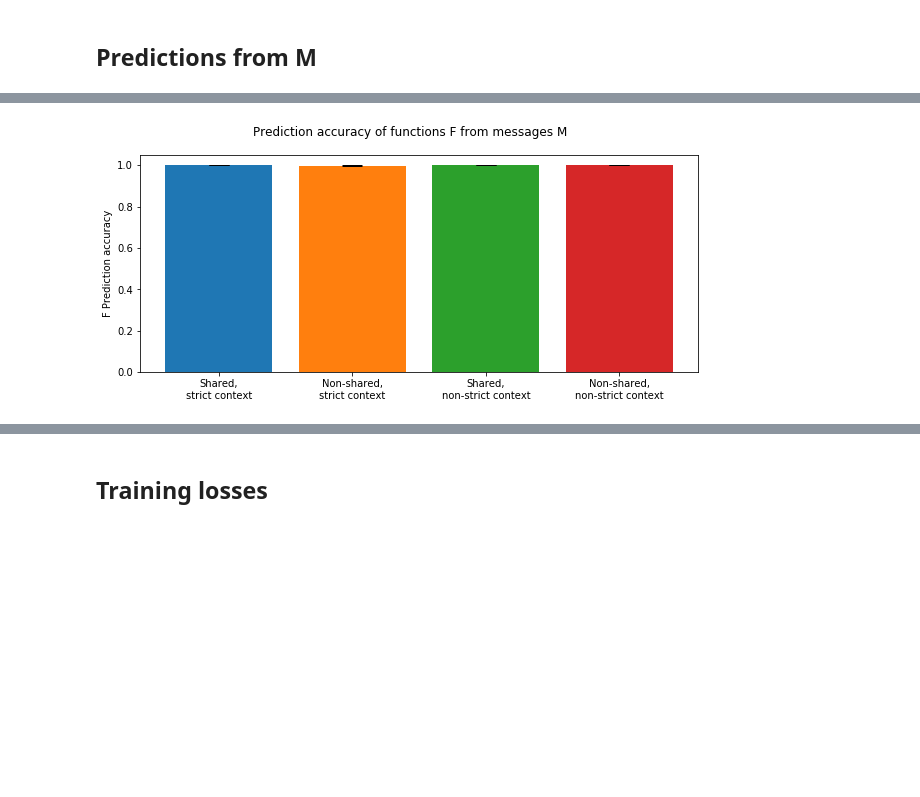
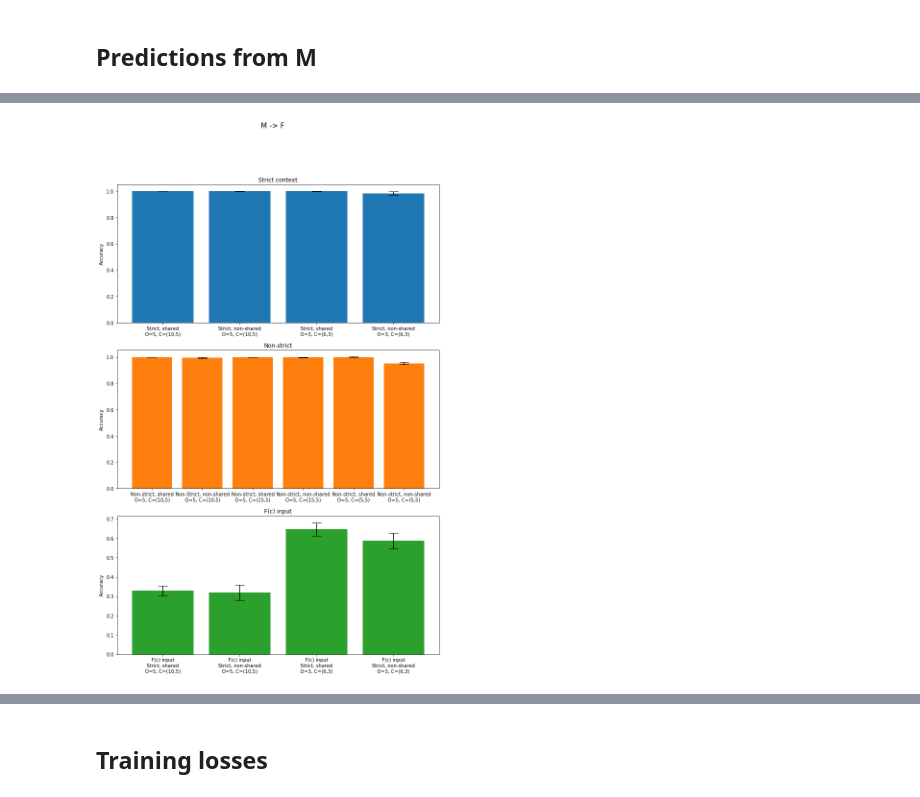
Before and after one commit to feipenghe/Singaling_auto_encoder, a Jupyter notebook: simulation_plots.ipynb, the cells around one changed output, grey strips where cells are left out. Cells and saved outputs as stored; diff of their text form; code cells hidden in the pictures; blank space fills up the shorter version.

```diff
--- a/simulation_plots.ipynb
+++ b/simulation_plots.ipynb
@@ -98,28 +134,4 @@ plt.show()
-# %%
-evaluation_name = "functions_from_messages"
-label = "F Prediction accuracy"
-
-#TODO use same context size for non-strict context
-simulation_display_name_to_file_name = {
-    "Shared,\nstrict context": "extremity_game_simulation_o_5__c_(10, 5)__m_2__sharedcontext_1__strict_context_1",
-    "Non-shared,\nstrict context": "extremity_game_simulation_o_5__c_(10, 5)__m_2__sharedcontext_0__strict_context_1",
-    "Shared,\nnon-strict context": "extremity_game_simulation_o_5__c_(15, 5)__m_2__sharedcontext_1__strict_context_0",
-    "Non-shared,\nnon-strict context": "extremity_game_simulation_o_5__c_(15, 5)__m_2__sharedcontext_1__strict_context_0"
-}
-
-msg_size = 2
-
-fig, ax = plt.subplots(1, figsize=(10,4))
-bar_width = 1
-
-for s, (display_name, file_name) in enumerate(simulation_display_name_to_file_name.items()):
-    mean, err = get_evaluation_mean_and_err(file_name, evaluation_name, msg_size)
-    ax.bar(s, mean, yerr=err, capsize=10, color=f"C{s}", label="display_name")
-
-ax.set_xticks(range(len(simulation_display_name_to_file_name)))
-ax.set_xticklabels(simulation_display_name_to_file_name.keys())
-ax.set_ylabel(label)
-fig.suptitle('Prediction accuracy of functions F from messages M')
-plt.show()
-# %% [output]
-[figure, removed]
+# %%
+plot_bars_for_evaluation("functions_from_messages", simulation_sets, "M -> F", "Accuracy")
+# %% [output]
+[figure, added]
```
Also changed, not shown: parts of 50 cells of this notebook.
